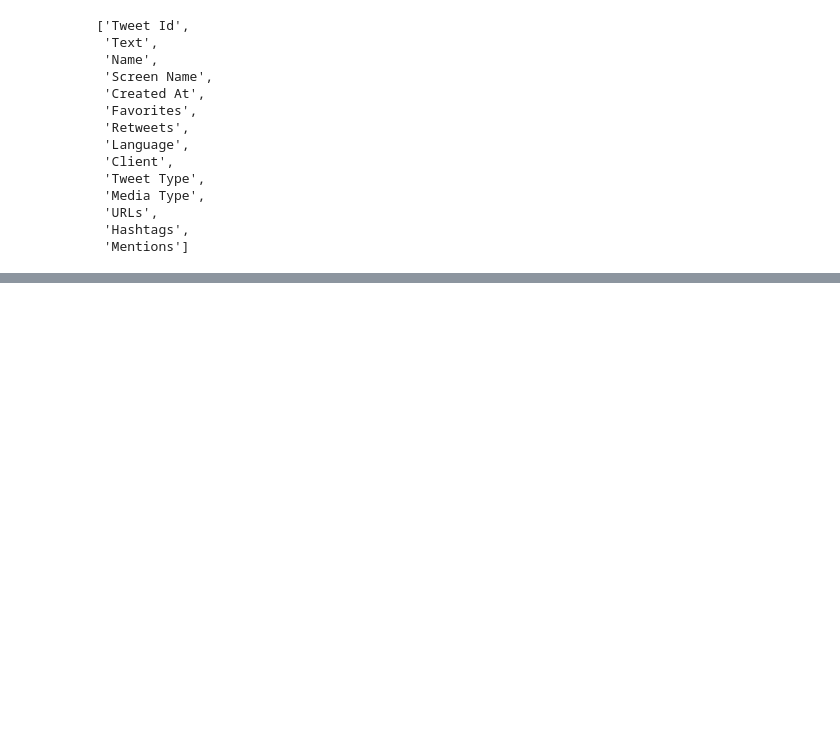
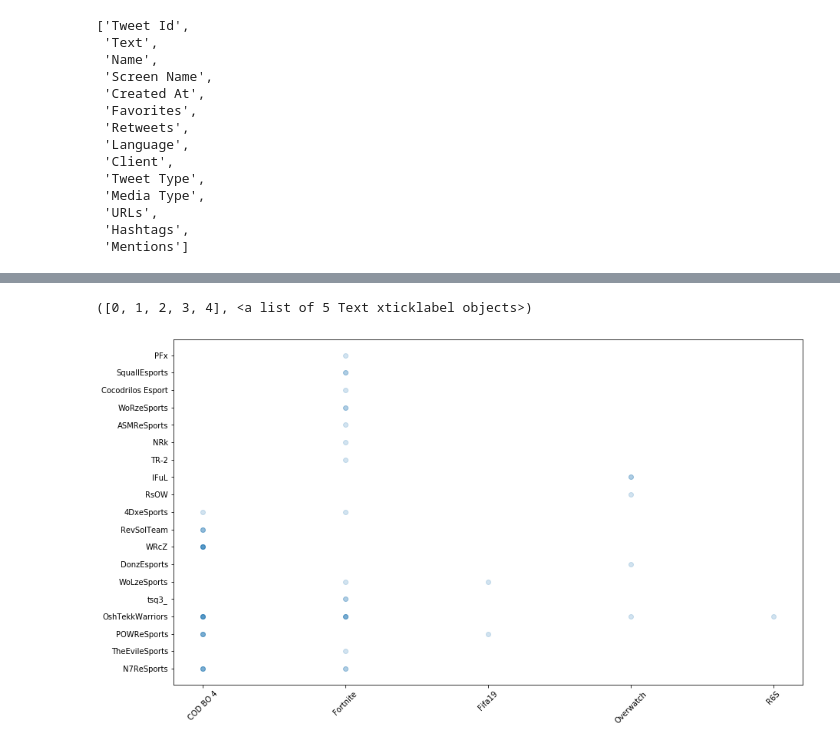
Before and after one commit to iRaied/eSports_Teams, a Jupyter notebook: esports_teams.ipynb, the cells around one changed output, grey strips where cells are left out. Saved outputs shown, nothing was run; the diff lists cells and outputs as text; code cells hidden in the pictures; blank space fills up the shorter version.

```diff
--- a/esports_teams.ipynb
+++ b/esports_teams.ipynb
@@ -321,0 +342,7 @@ plt.show();
+# %%
+plt.figure(figsize=[14.70, 8.27]);
+plt.scatter(data = tourneys, x = 'game', y = '1st', alpha=1/5)
+plt.xticks(rotation=45)
+# %% [output]
+([0, 1, 2, 3, 4], <a list of 5 Text xticklabel objects>)
+[figure, added]
```
Also changed, not shown: parts of 26 cells of this notebook, 55 other files.
